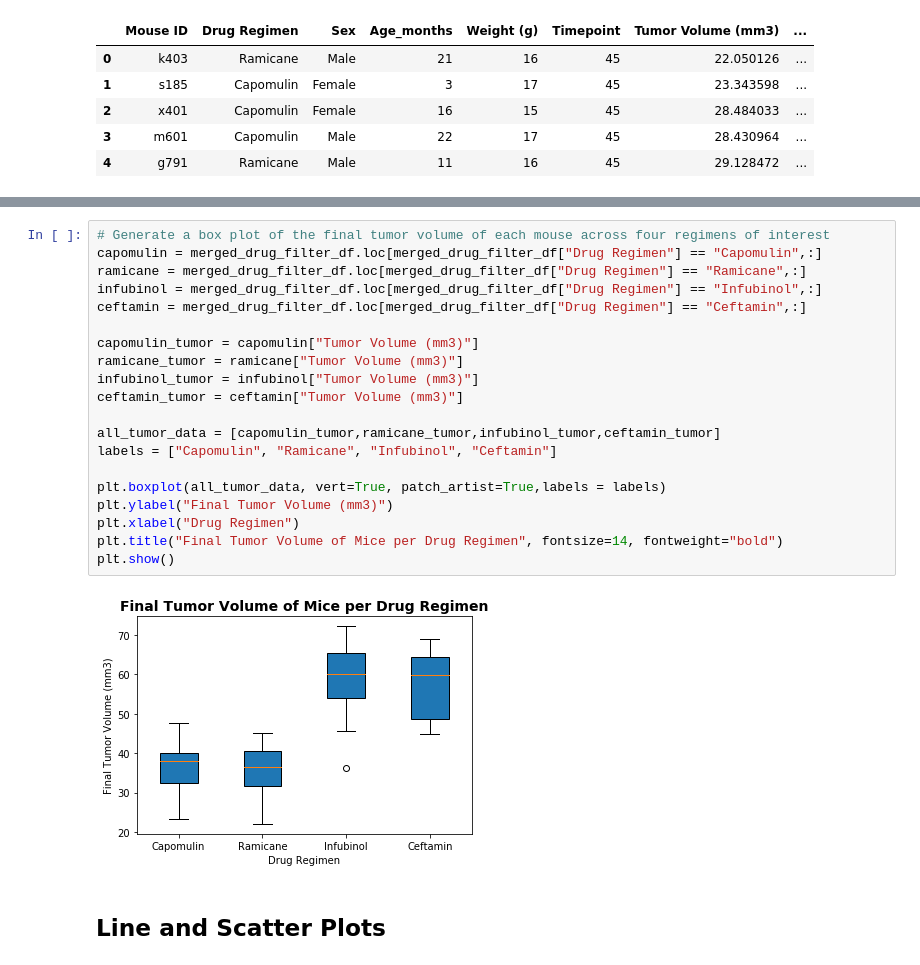
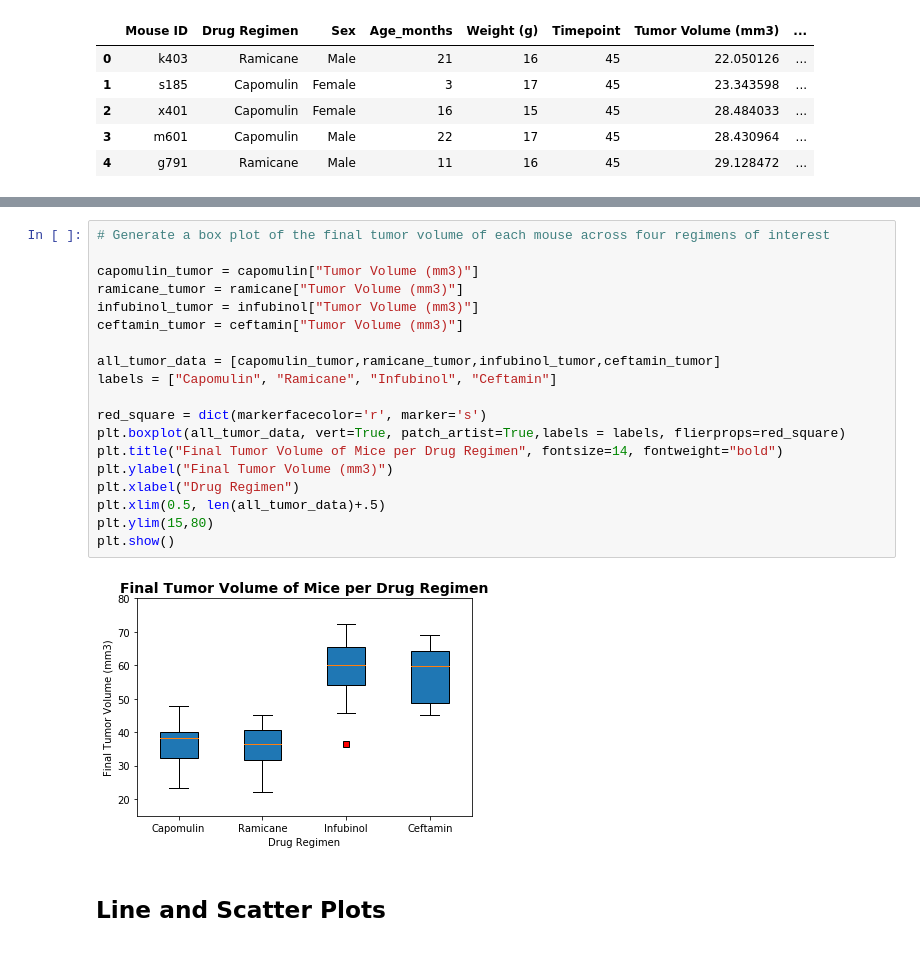
Before and after one commit to priyamittal96/matplotlib-challenge, a Jupyter notebook: pymaceuticals_starter.ipynb, the cells around one changed output, grey strips where cells are left out. Saved outputs shown, nothing was run; the diff lists cells and outputs as text.

Commit message:
Updating charts, correlation coefficient & linear regression

```diff
--- a/pymaceuticals_starter.ipynb
+++ b/pymaceuticals_starter.ipynb
@@ -174,25 +235,24 @@ merged_drug_filter_df.head()
 # %%
 # Generate a box plot of the final tumor volume of each mouse across four regimens of interest
-capomulin = merged_drug_filter_df.loc[merged_drug_filter_df["Drug Regimen"] == "Capomulin",:]
-ramicane = merged_drug_filter_df.loc[merged_drug_filter_df["Drug Regimen"] == "Ramicane",:]
-infubinol = merged_drug_filter_df.loc[merged_drug_filter_df["Drug Regimen"] == "Infubinol",:]
-ceftamin = merged_drug_filter_df.loc[merged_drug_filter_df["Drug Regimen"] == "Ceftamin",:]
 
 capomulin_tumor = capomulin["Tumor Volume (mm3)"]
 ramicane_tumor = ramicane["Tumor Volume (mm3)"]
 infubinol_tumor = infubinol["Tumor Volume (mm3)"]
 ceftamin_tumor = ceftamin["Tumor Volume (mm3)"]
 
 all_tumor_data = [capomulin_tumor,ramicane_tumor,infubinol_tumor,ceftamin_tumor]
 labels = ["Capomulin", "Ramicane", "Infubinol", "Ceftamin"]
 
-plt.boxplot(all_tumor_data, vert=True, patch_artist=True,labels = labels)
+red_square = dict(markerfacecolor='r', marker='s')
+plt.boxplot(all_tumor_data, vert=True, patch_artist=True,labels = labels, flierprops=red_square)
+plt.title("Final Tumor Volume of Mice per Drug Regimen", fontsize=14, fontweight="bold")
 plt.ylabel("Final Tumor Volume (mm3)")
 plt.xlabel("Drug Regimen")
-plt.title("Final Tumor Volume of Mice per Drug Regimen", fontsize=14, fontweight="bold")
+plt.xlim(0.5, len(all_tumor_data)+.5)
+plt.ylim(15,80)
 plt.show()
 # %% [output]
-[figure, old version]
+[figure, new version]
 # %% [markdown]
 ## Line and Scatter Plots
 # %%
```
Also changed, not shown: parts of 11 cells of this notebook.
